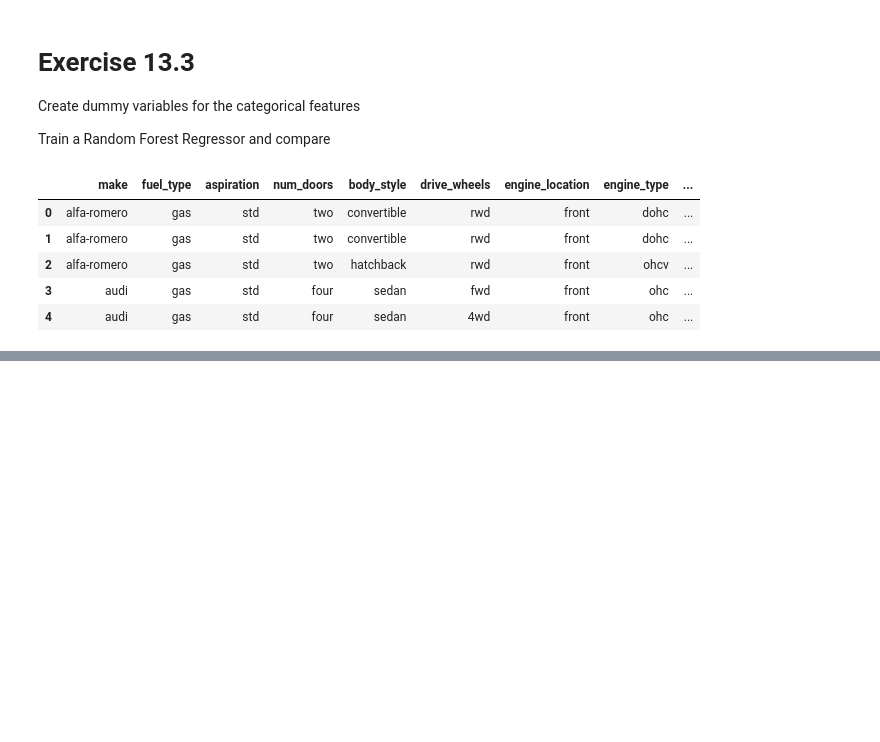
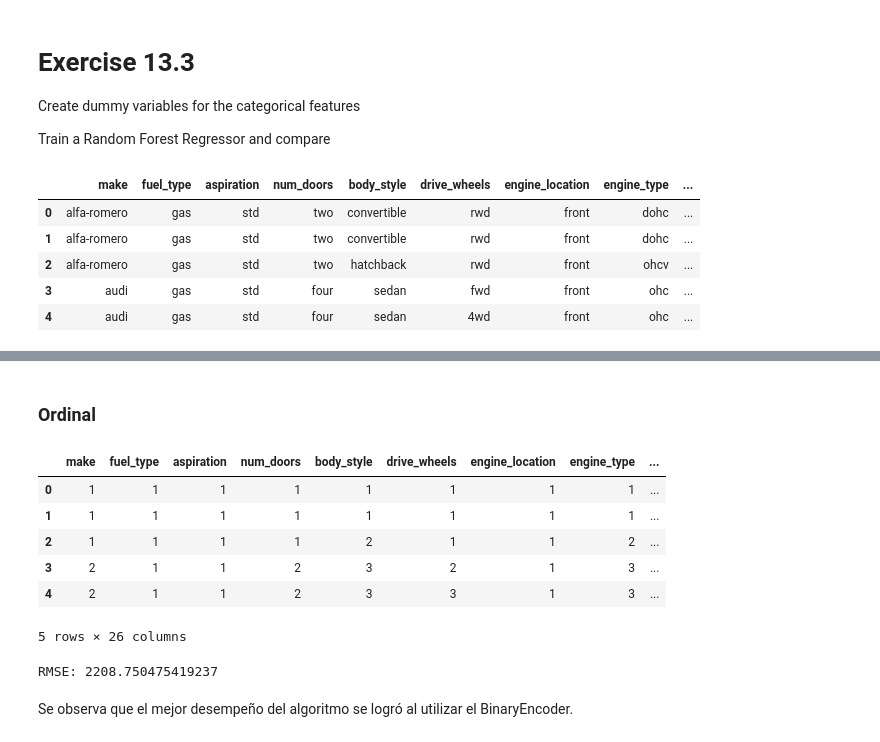
Before and after one commit to darestrepov/intro_to_machine_learning, a Jupyter notebook: E13-CategoricalEncoding-[DiegoRestrepo].ipynb, the cells around one changed output, grey strips where cells are left out. Cells and saved outputs as stored; diff of their text form; code cells hidden in the pictures; blank space fills up the shorter version.

```diff
--- a/E13-CategoricalEncoding-[DiegoRestrepo].ipynb
+++ b/E13-CategoricalEncoding-[DiegoRestrepo].ipynb
@@ -228,0 +288,15 @@ dtype: float64
+# %% [markdown]
+### Ordinal
+# %%
+encoder = ce.OrdinalEncoder()
+obj_cat_ord = encoder.fit_transform(obj_cat, axis=1)
+df_ord = pd.concat([obj_cat_ord, obj_esc], axis=1)
+df_ord.head()
+# %% [output]
+|  | make | fuel_type | aspiration | num_doors | body_style | drive_wheels | engine_location | engine_type | ... |
+| 0 | 1 | 1 | 1 | 1 | 1 | 1 | 1 | 1 | ... |
+| 1 | 1 | 1 | 1 | 1 | 1 | 1 | 1 | 1 | ... |
+| 2 | 1 | 1 | 1 | 1 | 2 | 1 | 1 | 2 | ... |
+| 3 | 2 | 1 | 1 | 2 | 3 | 2 | 1 | 3 | ... |
+| 4 | 2 | 1 | 1 | 2 | 3 | 3 | 1 | 3 | ... |
+5 rows × 26 columns
@@ -228,0 +310,6 @@ dtype: float64
+# %%
+print('RMSE:', np.sqrt(metrics.mean_squared_error(y_test, y_pred)))
+# %% [output]
+RMSE: 2208.750475419237
+# %% [markdown]
+Se observa que el mejor desempeño del algoritmo se logró al utilizar el BinaryEncoder.
```
Also changed, not shown: parts of 41 cells of this notebook.
